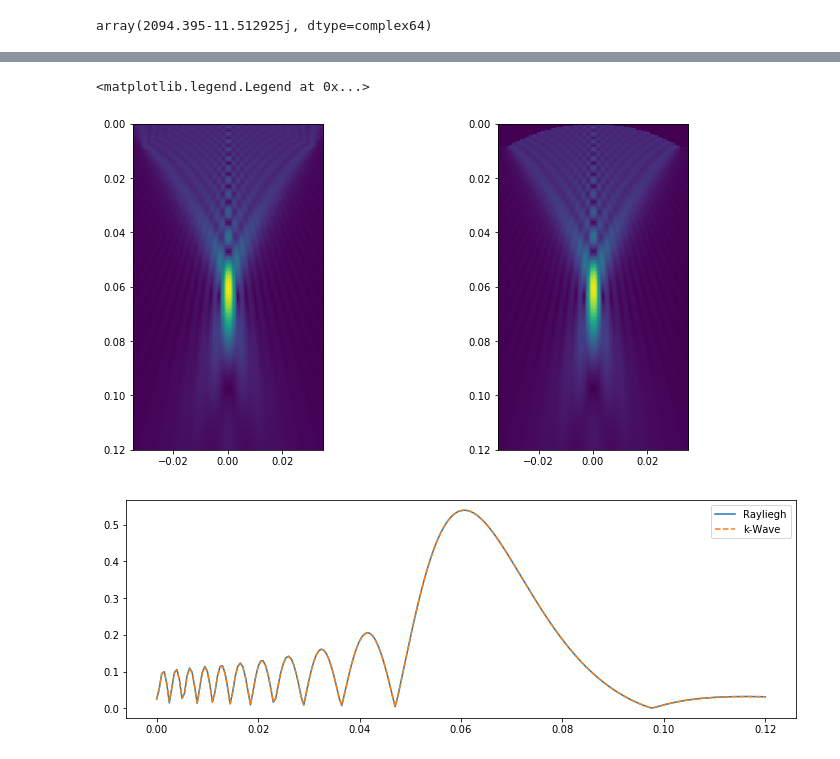
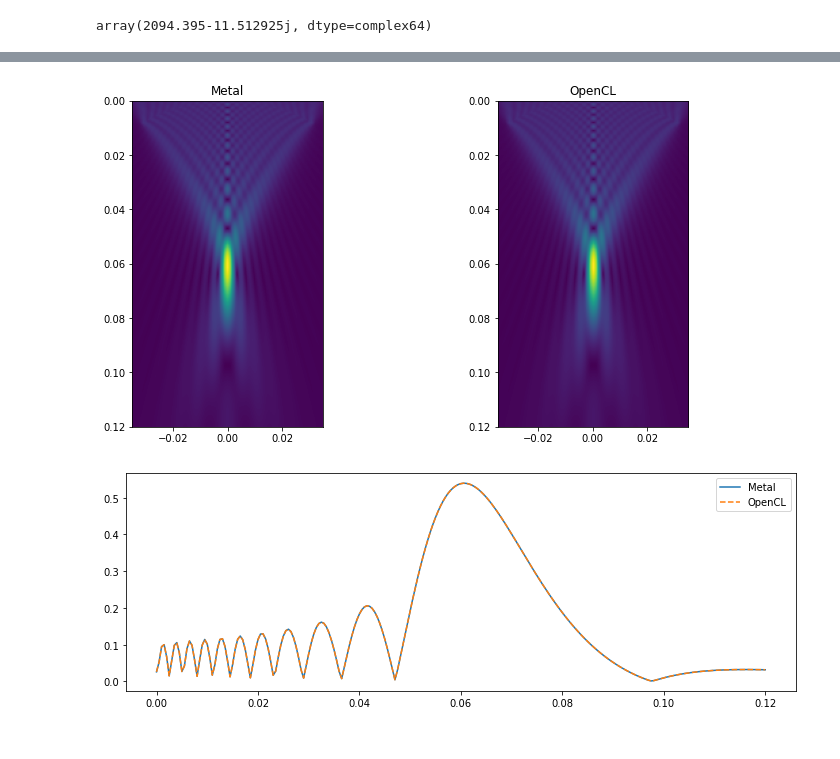
Before and after one commit to ProteusMRIgHIFU/BabelViscoFDTD, a Jupyter notebook: Tutorial Notebooks/Tools -1 - Rayleigh Integral.ipynb, the cells around one changed output, grey strips where cells are left out. Drawn from its saved outputs; the diff is of its cells as text; code cells hidden in the pictures.

Commit message:
Metal  support for Rayleigh is now fully operational

```diff
--- a/Tutorial Notebooks/Tools -1 - Rayleigh Integral.ipynb
+++ b/Tutorial Notebooks/Tools -1 - Rayleigh Integral.ipynb
@@ -85,3 +107,10 @@ array(2094.395-11.512925j, dtype=complex64)
 # %%
 u2=ForwardSimple(cwvnb_extlay,Tx['center'].astype(np.float32),Tx['ds'].astype(np.float32),u0,rf)
 u2=np.reshape(u2,xp.shape)*MediumDensity*MediumSOS #we convert back to Pa
+# %%
+plt.figure(figsize=(12,6))
+cy=np.argmin(np.abs(yfield))
+plt.imshow(np.abs(u2[:,0,:].T),extent=(yfmin,yfmax,zfmax,zfmin))
+
+plt.figure(figsize=(12,4))
+plt.plot(zfield,np.abs(u2[cy,0,:])/1e6)
@@ -88,17 +121,20 @@ u2=np.reshape(u2,xp.shape)*MediumDensity*MediumSOS #we convert back to Pa
 # %%
-A=loadmat('C:\\Users\\samme\\Documents\\ITRUSST\\DATA\\PH1-BM1-MP2-SC1_FOCUS.mat')
-plt.figure(figsize=(12,6))
-cy=np.argmin(np.abs(yfield))
-plt.subplot(1,2,1)
-plt.imshow(np.abs(u2[:,0,:].T),extent=(yfmin,yfmax,zfmax,zfmin))
-plt.subplot(1,2,2)
-plt.imshow(A['p_amp'],extent=(yfmin,yfmax,zfmax,zfmin))
+if platform=='darwin':
+    u2o=ForwardSimple(cwvnb_extlay,Tx['center'].astype(np.float32),Tx['ds'].astype(np.float32),u0,rf,MacOsPlatform='OpenCL')
+    u2o=np.reshape(u2o,xp.shape)*MediumDensity*MediumSOS #we convert back to Pa
+    plt.figure(figsize=(12,6))
+    cy=np.argmin(np.abs(yfield))
+    plt.subplot(1,2,1)
+    plt.imshow(np.abs(u2[:,0,:].T),extent=(yfmin,yfmax,zfmax,zfmin))
+    plt.title('Metal')
+    plt.subplot(1,2,2)
+    plt.imshow(np.abs(u2o[:,0,:].T),extent=(yfmin,yfmax,zfmax,zfmin))
+    plt.title('OpenCL')
 
-plt.figure(figsize=(12,4))
-plt.plot(zfield,np.abs(u2[cy,0,:])/1e6)
-plt.plot(A['x_ax'].flatten(),A['p_amp'][:,int(A['p_amp'].shape[1]/2)]/1e6,'--')
-plt.legend(['Rayliegh','k-Wave'])
+    plt.figure(figsize=(12,4))
+    plt.plot(zfield,np.abs(u2[cy,0,:])/1e6)
+    plt.plot(zfield,np.abs(u2o[cy,0,:])/1e6,'--')
+    plt.legend(['Metal','OpenCL'])
 # %% [output]
-<matplotlib.legend.Legend at 0x...>
-[figure, old version]
+[figure, new version]
-[figure, old version]
+[figure, new version]
```
Also changed, not shown: parts of 8 cells of this notebook, 5 other files.
